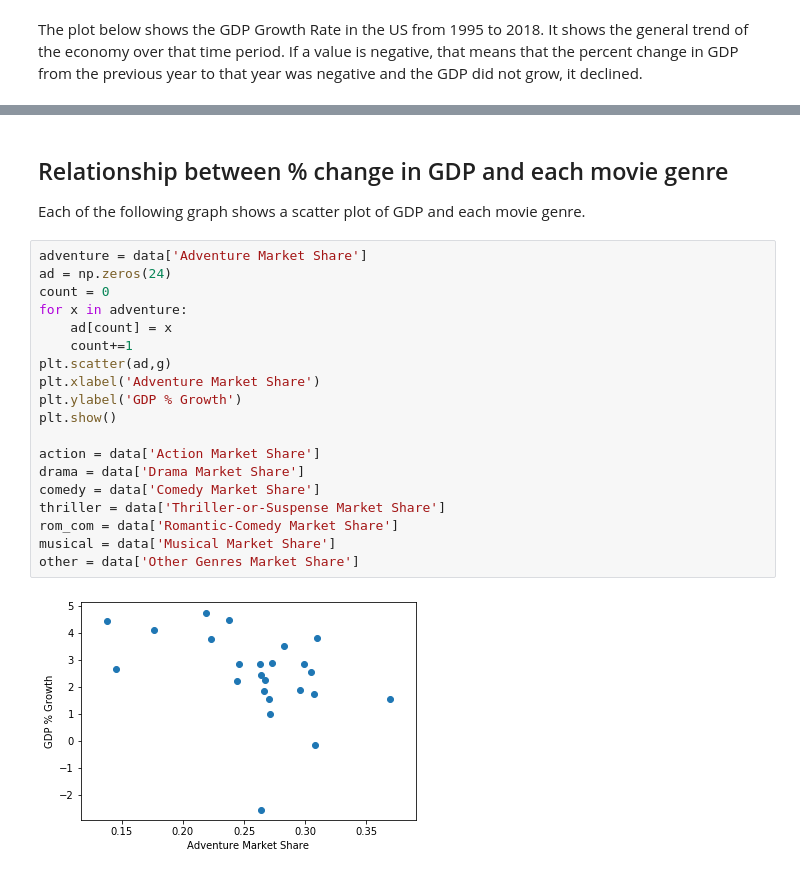
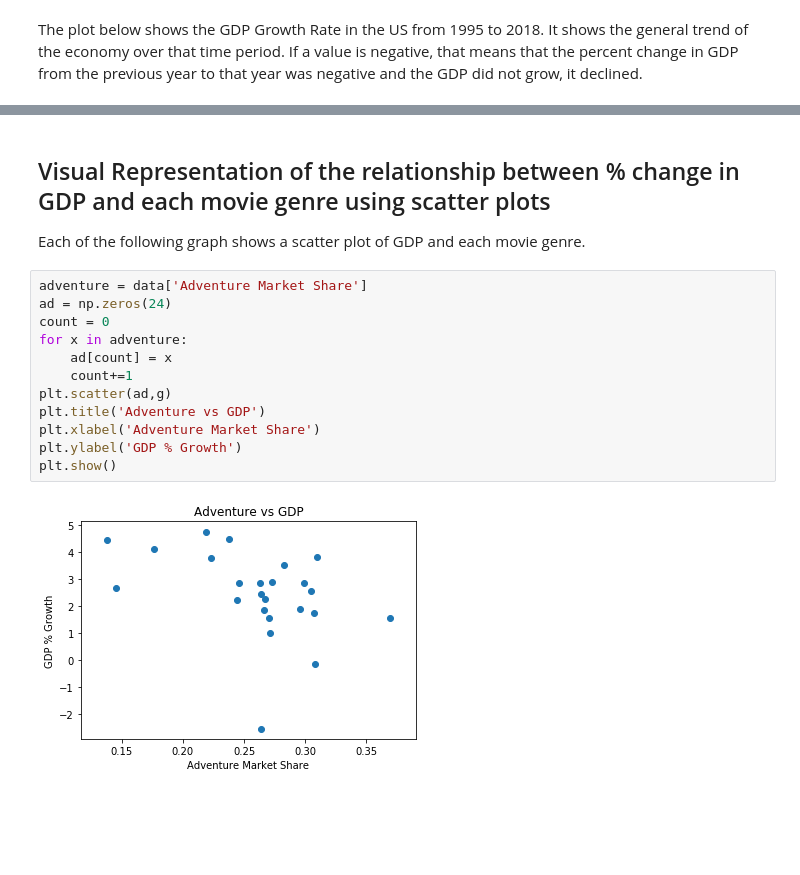
Before and after one commit to ss2944/data-sci, a Jupyter notebook: MarketShare-GDP.ipynb, the cells around one changed output, grey strips where cells are left out. Cells and saved outputs as stored; diff of their text form; blank space fills up the shorter version.

```diff
--- a/MarketShare-GDP.ipynb
+++ b/MarketShare-GDP.ipynb
@@ -35,25 +35,18 @@ plt.show()
 # %% [markdown]
-## Relationship between % change in GDP and each movie genre
+## Visual Representation of the relationship between % change in GDP and each movie genre using scatter plots
 
 Each of the following graph shows a scatter plot of GDP and each movie genre.
 # %%
 adventure = data['Adventure Market Share']
 ad = np.zeros(24)
 count = 0
 for x in adventure:
     ad[count] = x
     count+=1
 plt.scatter(ad,g)
+plt.title('Adventure vs GDP')
 plt.xlabel('Adventure Market Share')
 plt.ylabel('GDP % Growth')
 plt.show()
-
-action = data['Action Market Share']
-drama = data['Drama Market Share']
-comedy = data['Comedy Market Share']
-thriller = data['Thriller-or-Suspense Market Share']
-rom_com = data['Romantic-Comedy Market Share']
-musical = data['Musical Market Share']
-other = data['Other Genres Market Share']
 # %% [output]
-[figure, old version]
+[figure, new version]
```
Also changed, not shown: parts of 15 cells of this notebook.
